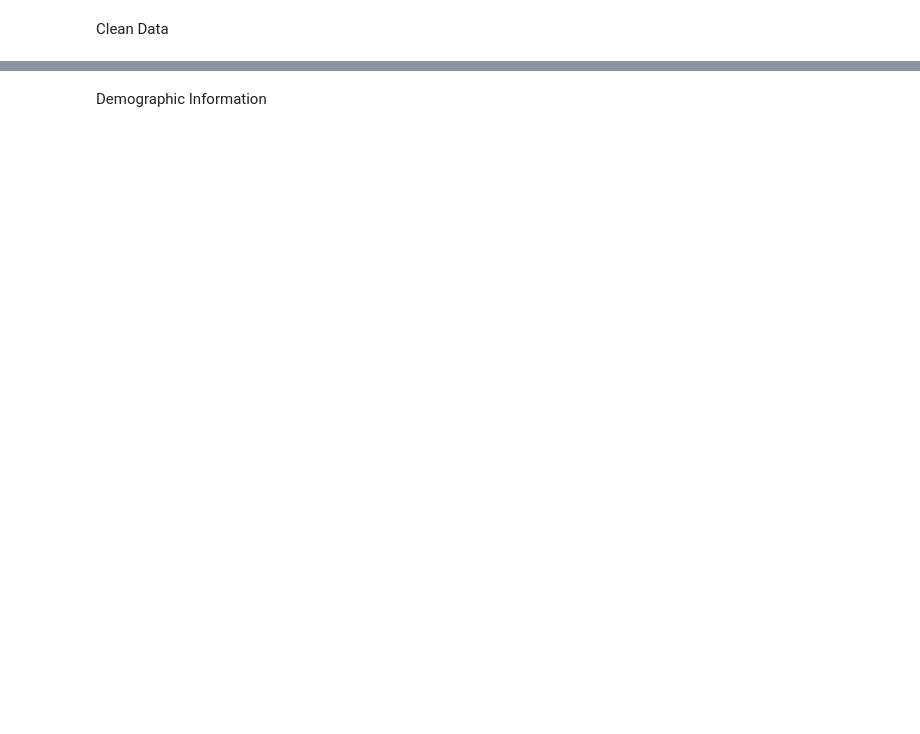
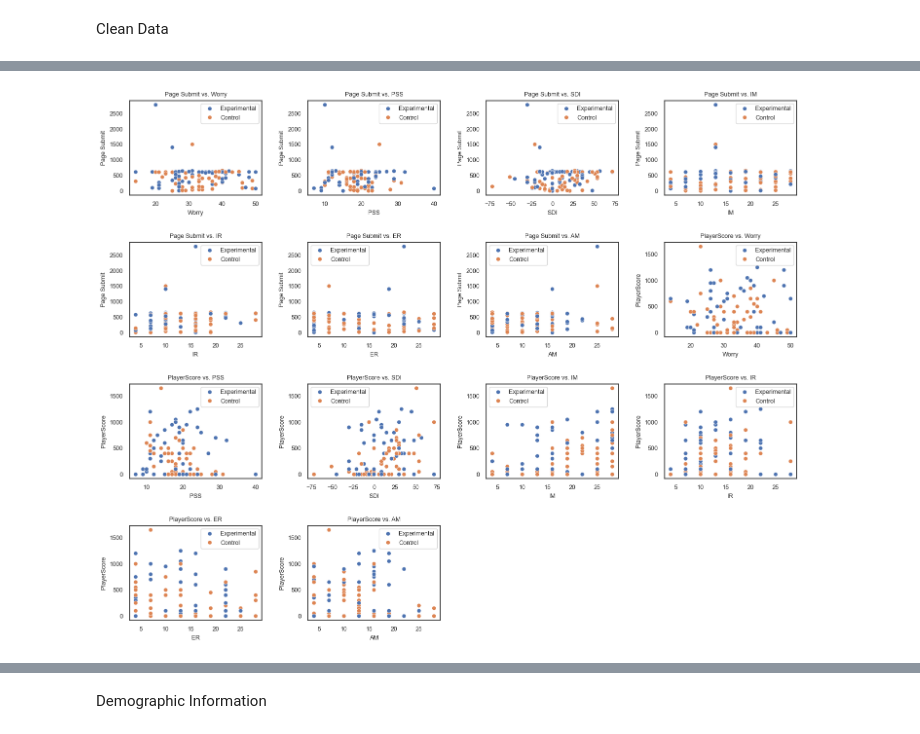
Before and after one commit to sophieneale/COGS164, a Jupyter notebook: 164vis.ipynb, the cells around one changed output, grey strips where cells are left out. Saved outputs shown, nothing was run; the diff lists cells and outputs as text; code cells hidden in the pictures; blank space fills up the shorter version.

```diff
--- a/164vis.ipynb
+++ b/164vis.ipynb
@@ -25,8 +42,8 @@ Clean Data
 # %%
-data = pd.read_csv('164_data.csv')
+
 
 # Drop and rename columns
-data = data.drop(labels = ['EndDate', 'SC0', 'Duration (in seconds)', 'Status', 'IPAddress', 'Progress',
+data = data.drop(labels = ['EndDate', 'SC0', 'SC3', 'Duration (in seconds)', 'Status', 'IPAddress', 'Progress',
         'Finished', 'RecordedDate', 'ResponseId',
         'RecipientLastName', 'RecipientFirstName', 'RecipientEmail',
         'ExternalReference', 'LocationLatitude', 'LocationLongitude',
@@ -42,7 +59,7 @@ data.columns = ['StartDate', 'Q_Eat', 'Q_Sleep', 'Q_Comfort', 'Q_Exercise',
        'C_Click Count', 'E_First Click', 'E_Last Click',
        'E_Page Submit', 'E_Click Count',
        'Q_Age', 'Q_Gender', 'Q_Ethn', 'Q_Income', 'Q_FinSec', 'PSS',
-       'Worry', 'SIMS', 'IM', 'IR', 'ER', 'AM', 'KeyResponses', 'PlayerScore']
+       'Worry', 'IM', 'IR', 'ER', 'AM', 'KeyResponses', 'PlayerScore']
 
 data = data.iloc[1:]
 
@@ -125,8 +173,4 @@ btwn_groups_plots(data, [len(num_cols)//2+1, 2, 1], [15, 30])
 # %%
-# temp
-E_data = data[data['Group'] == 'Experimental']
-C_data = data[data['Group'] == 'Control']
-
 def within_groups_plots(data, subplots, fig_size):
     v, h = subplots[:2]
     fig, axes = plt.subplots(v, h, figsize=fig_size)
@@ -138,18 +182,26 @@ def within_groups_plots(data, subplots, fig_size):
     else:
         axes = axes.flatten()
 
-    for y_col in ['PlayerScore', 'Page Submit']:
-        for x_col in a_cols:
-            sns.scatterplot(data= data, x= x_col, y= y_col, hue= "Group", ax=axes[i])
+    data2 = data.droplevel(level=0, axis=1)
+    for y_col in data['Task'].columns:
+        for x_col in data[['Psych', 'SIMS']].columns.get_level_values(1):
+            sns.scatterplot(data= data2, x= x_col, y= y_col, hue= "Group", ax=axes[i])
             axes[i].set_title(f"{y_col} vs. {x_col}", fontsize=label_size)
             axes[i].set_xlabel(x_col, fontsize=label_size)
             axes[i].set_ylabel(y_col, fontsize=label_size)
             axes[i].tick_params(axis="both", labelsize=label_size)
             axes[i].legend(fontsize= label_size)
             i += 1
-    fig.delaxes(axes[-1])
-    fig.delaxes(axes[-2])
+
+    if len(subplots) == 3:
+        extra_axes = v * h - i
+        for j in range(extra_axes):
+            plt.delaxes(axes[i + j])
+
     plt.tight_layout()
-
-within_groups_plots(data, [5, 3, 1], [15, 30])
+# %%
+# Plot experimental group data
+within_groups_plots(data, [4, 4, 1], [15, 12])
+# %% [output]
+[figure, added]
 # %%
```
Also changed, not shown: parts of 22 cells of this notebook.
